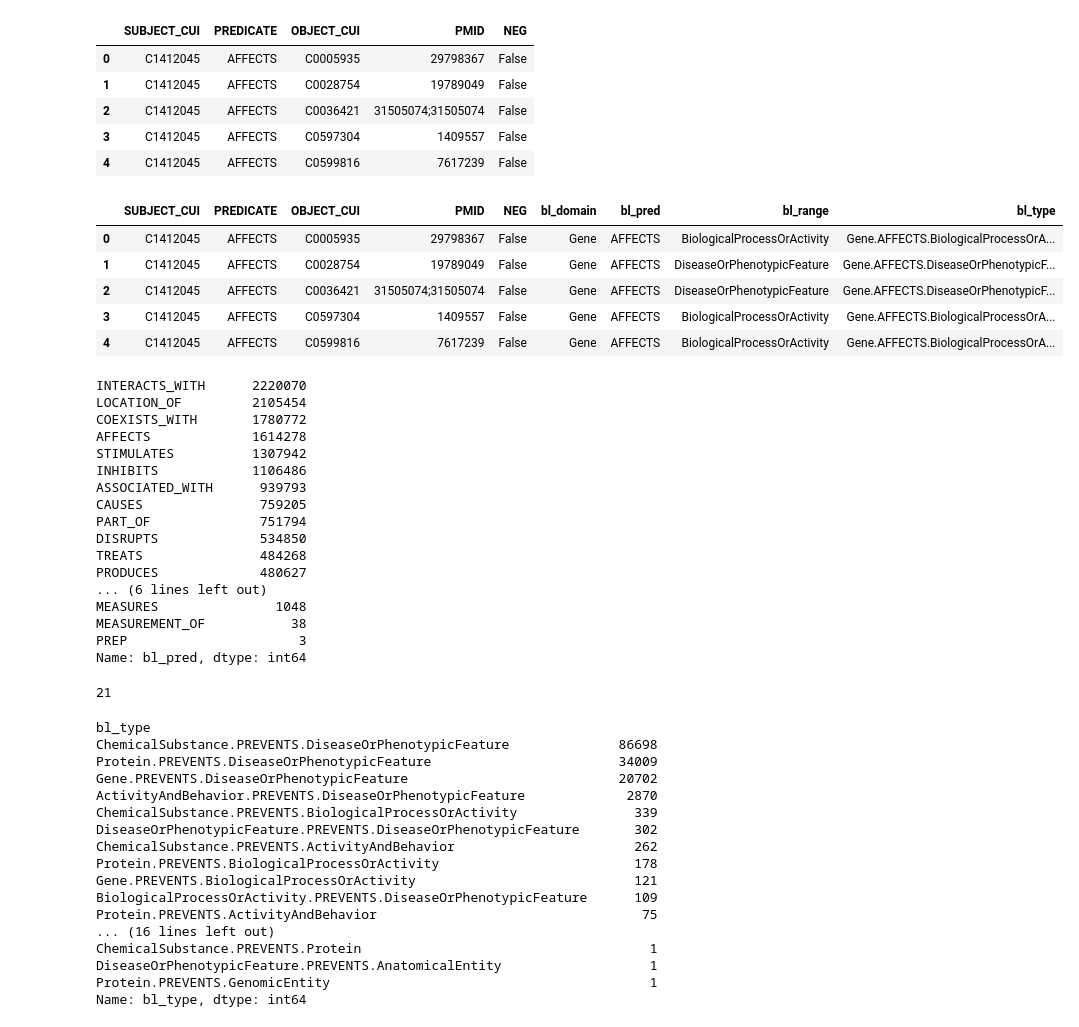
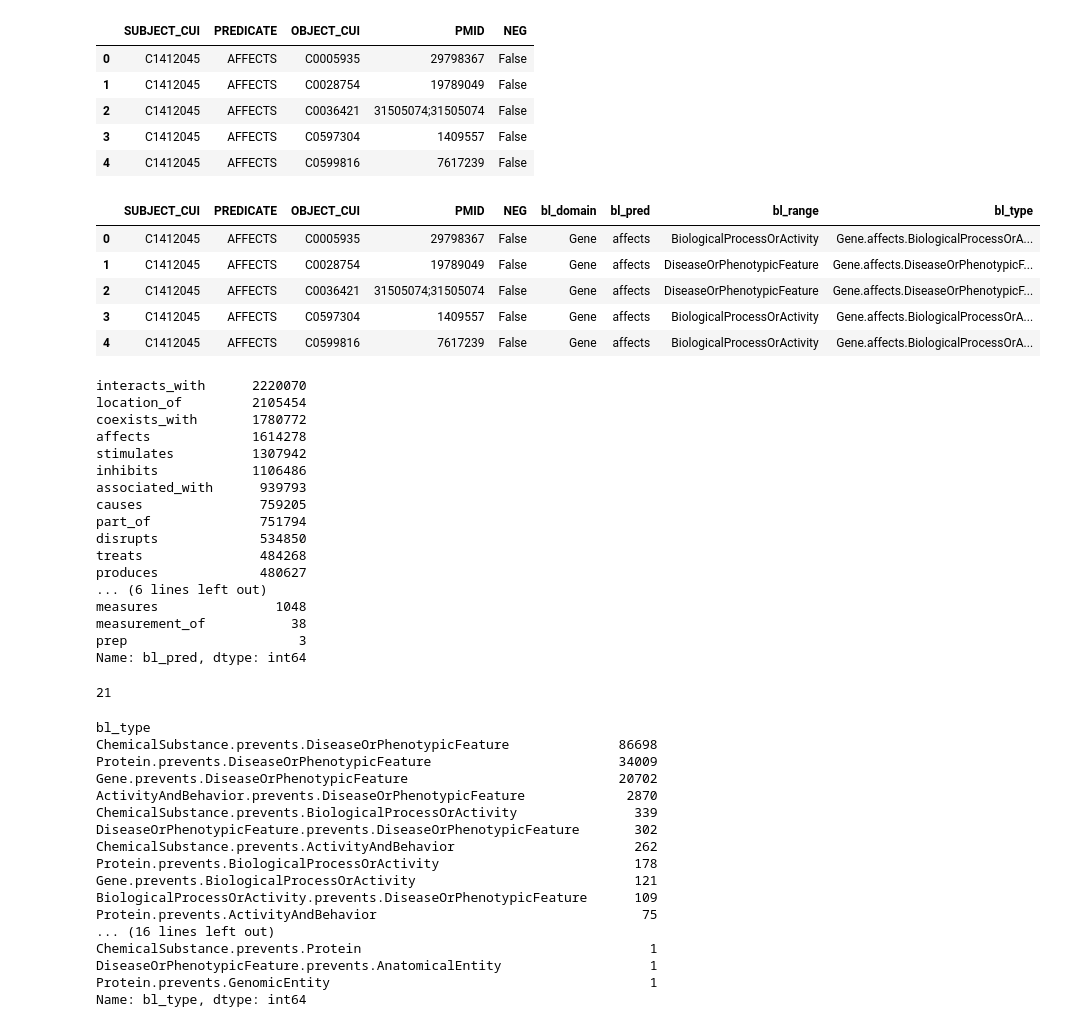
Before and after one commit to NCATS-Tangerine/semmed-biolink, a Jupyter notebook: 04-filter_biolink.ipynb, the cells around one changed output. Drawn from its saved outputs; the diff is of its cells as text; code cells hidden in the pictures.

```diff
--- a/04-filter_biolink.ipynb
+++ b/04-filter_biolink.ipynb
@@ -57,38 +57,38 @@ edges.head()
 # %%
 # generate domain and range from the biolink node category (may be multiple?)
 edges['bl_domain'] = edges.SUBJECT_CUI.apply(node_category.get)
-edges['bl_pred'] = edges.PREDICATE
+edges['bl_pred'] = edges.PREDICATE.apply(lambda p: p.lower())
 edges['bl_range'] = edges.OBJECT_CUI.apply(node_category.get)
 edges['bl_type'] = edges['bl_domain'] + "." + edges['bl_pred'] + "." + edges['bl_range']
 edges.head()
 # %% [output]
 |  | SUBJECT_CUI | PREDICATE | OBJECT_CUI | PMID | NEG | bl_domain | bl_pred | bl_range | bl_type |
-| 0 | C1412045 | AFFECTS | C0005935 | 29798367 | False | Gene | AFFECTS | BiologicalProcessOrActivity | Gene.AFFECTS.BiologicalProcessOrA... |
-| 1 | C1412045 | AFFECTS | C0028754 | 19789049 | False | Gene | AFFECTS | DiseaseOrPhenotypicFeature | Gene.AFFECTS.DiseaseOrPhenotypicF... |
-| 2 | C1412045 | AFFECTS | C0036421 | 31505074;31505074 | False | Gene | AFFECTS | DiseaseOrPhenotypicFeature | Gene.AFFECTS.DiseaseOrPhenotypicF... |
-| 3 | C1412045 | AFFECTS | C0597304 | 1409557 | False | Gene | AFFECTS | BiologicalProcessOrActivity | Gene.AFFECTS.BiologicalProcessOrA... |
-| 4 | C1412045 | AFFECTS | C0599816 | 7617239 | False | Gene | AFFECTS | BiologicalProcessOrActivity | Gene.AFFECTS.BiologicalProcessOrA... |
+| 0 | C1412045 | AFFECTS | C0005935 | 29798367 | False | Gene | affects | BiologicalProcessOrActivity | Gene.affects.BiologicalProcessOrA... |
+| 1 | C1412045 | AFFECTS | C0028754 | 19789049 | False | Gene | affects | DiseaseOrPhenotypicFeature | Gene.affects.DiseaseOrPhenotypicF... |
+| 2 | C1412045 | AFFECTS | C0036421 | 31505074;31505074 | False | Gene | affects | DiseaseOrPhenotypicFeature | Gene.affects.DiseaseOrPhenotypicF... |
+| 3 | C1412045 | AFFECTS | C0597304 | 1409557 | False | Gene | affects | BiologicalProcessOrActivity | Gene.affects.BiologicalProcessOrA... |
+| 4 | C1412045 | AFFECTS | C0599816 | 7617239 | False | Gene | affects | BiologicalProcessOrActivity | Gene.affects.BiologicalProcessOrA... |
 # %%
 edges.rename(columns={'PREDICATE': 'SEMMED_PRED'}, inplace=True)
 # %%
 edges.bl_pred.value_counts()
 # %% [output]
-INTERACTS_WITH      2220070
-LOCATION_OF         2105454
-COEXISTS_WITH       1780772
-AFFECTS             1614278
-STIMULATES          1307942
-INHIBITS            1106486
-ASSOCIATED_WITH      939793
-CAUSES               759205
-PART_OF              751794
-DISRUPTS             534850
-TREATS               484268
-PRODUCES             480627
+interacts_with      2220070
+location_of         2105454
+coexists_with       1780772
+affects             1614278
+stimulates          1307942
+inhibits            1106486
+associated_with      939793
+causes               759205
+part_of              751794
+disrupts             534850
+treats               484268
+produces             480627
 ... (6 lines left out)
-MEASURES               1048
-MEASUREMENT_OF           38
-PREP                      3
+measures               1048
+measurement_of           38
+prep                      3
 Name: bl_pred, dtype: int64
 # %%
 len(set(edges.bl_pred))
@@ -98,24 +98,24 @@ len(set(edges.bl_pred))
 # get the most common domain and ranges for each pred
 pred_type_count = edges.groupby("bl_pred").bl_type.value_counts()
 # %%
-pred_type_count['PREVENTS'][:30]
+pred_type_count['prevents'][:30]
 # %% [output]
 bl_type
-ChemicalSubstance.PREVENTS.DiseaseOrPhenotypicFeature              86698
-Protein.PREVENTS.DiseaseOrPhenotypicFeature                        34009
-Gene.PREVENTS.DiseaseOrPhenotypicFeature                           20702
-ActivityAndBehavior.PREVENTS.DiseaseOrPhenotypicFeature             2870
-ChemicalSubstance.PREVENTS.BiologicalProcessOrActivity               339
-DiseaseOrPhenotypicFeature.PREVENTS.DiseaseOrPhenotypicFeature       302
-ChemicalSubstance.PREVENTS.ActivityAndBehavior                       262
-Protein.PREVENTS.BiologicalProcessOrActivity                         178
-Gene.PREVENTS.BiologicalProcessOrActivity                            121
-BiologicalProcessOrActivity.PREVENTS.DiseaseOrPhenotypicFeature      109
-Protein.PREVENTS.ActivityAndBehavior                                  75
+ChemicalSubstance.prevents.DiseaseOrPhenotypicFeature              86698
+Protein.prevents.DiseaseOrPhenotypicFeature                        34009
+Gene.prevents.DiseaseOrPhenotypicFeature                           20702
+ActivityAndBehavior.prevents.DiseaseOrPhenotypicFeature             2870
+ChemicalSubstance.prevents.BiologicalProcessOrActivity               339
+DiseaseOrPhenotypicFeature.prevents.DiseaseOrPhenotypicFeature       302
+ChemicalSubstance.prevents.ActivityAndBehavior                       262
+Protein.prevents.BiologicalProcessOrActivity                         178
+Gene.prevents.BiologicalProcessOrActivity                            121
+BiologicalProcessOrActivity.prevents.DiseaseOrPhenotypicFeature      109
+Protein.prevents.ActivityAndBehavior                                  75
 ... (16 lines left out)
-ChemicalSubstance.PREVENTS.Protein                                     1
-DiseaseOrPhenotypicFeature.PREVENTS.AnatomicalEntity                   1
-Protein.PREVENTS.GenomicEntity                                         1
+ChemicalSubstance.prevents.Protein                                     1
+DiseaseOrPhenotypicFeature.prevents.AnatomicalEntity                   1
+Protein.prevents.GenomicEntity                                         1
 Name: bl_type, dtype: int64
 # %%
 # working off https://docs.google.com/spreadsheets/d/1zXitcR1QjHyh6WocukgshSR7IoAVg7MJQG-HNh96Jec/edit#gid=579577728
```
Also changed, not shown: parts of 17 cells of this notebook, 5 other files.
